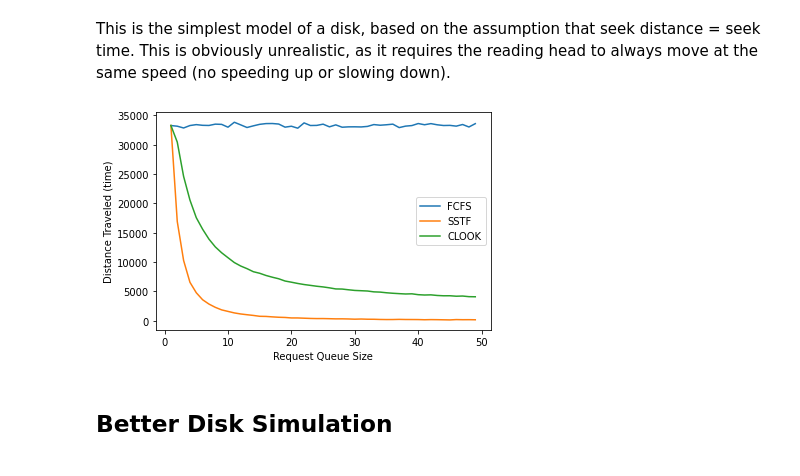
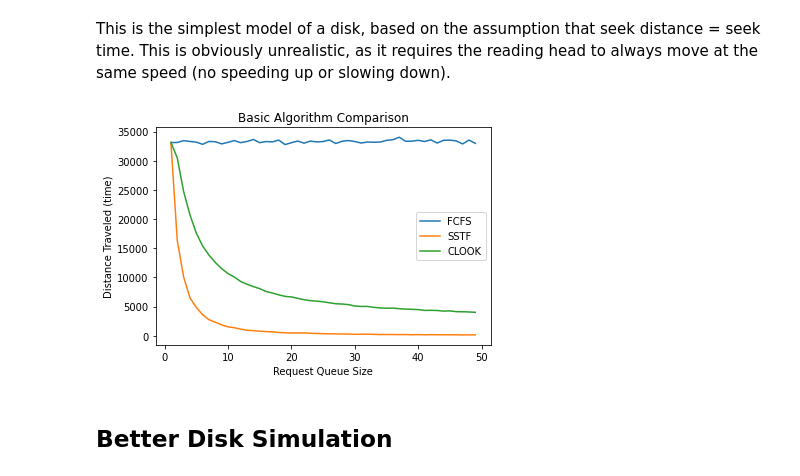
Before and after one commit to benraivel/CS337-Project-9, a Jupyter notebook: Project-9.ipynb, the cells around one changed output. Cells and saved outputs as stored; diff of their text form; code cells hidden in the pictures.

```diff
--- a/Project-9.ipynb
+++ b/Project-9.ipynb
@@ -12,43 +13,40 @@ This is the simplest model of a disk, based on the assumption that seek distance
 # %%
 # import request generator and basic disk scheduling algorithms
 from basic import basic_genreq, basic_fcfs, basic_sstf, basic_clook
 
 seed = time.time_ns()
 
-queue_sizes = np.arange(1, 50)
+qsz = np.arange(1, 50)
 
 results = []
 
-for i in range(queue_sizes.size):
+for i in range(qsz.size):
 
     temp = np.zeros(3)
 
     for j in range(10):
 
         seed = time.time_ns()
 
         temp[0] += basic_fcfs(basic_genreq(100, 1000, seed))
-
-        temp[1] += basic_sstf(basic_genreq(100, 1000, seed), queue_sizes[i])
-
-        temp[2] += basic_clook(basic_genreq(100, 1000, seed), queue_sizes[i])
+        temp[1] += basic_sstf(basic_genreq(100, 1000, seed), qsz[i])
+        temp[2] += basic_clook(basic_genreq(100, 1000, seed), qsz[i])
 
     results.append(temp/10)
 
 results = np.asarray(results)
 
-plt.plot(queue_sizes, results[:,0], label = 'FCFS')
-plt.plot(queue_sizes, results[:,1], label = 'SSTF')
-plt.plot(queue_sizes, results[:,2], label = 'CLOOK')
-
+plt.plot(qsz, results[:,0], label = 'FCFS')
+plt.plot(qsz, results[:,1], label = 'SSTF')
+plt.plot(qsz, results[:,2], label = 'CLOOK')
+plt.title('Basic Algorithm Comparison')
 plt.xlabel('Request Queue Size')
 plt.ylabel('Distance Traveled (time)')
-
 plt.legend()
-
+plt.savefig('Basic_Algorithm_Comparison.png', dpi=300)
 plt.show()
 # %% [output]
-[figure, old version]
+[figure, new version]
 # %% [markdown]
 ## Better Disk Simulation
 # %% [markdown]
```
Also changed, not shown: parts of 16 cells of this notebook, 6 other files.
